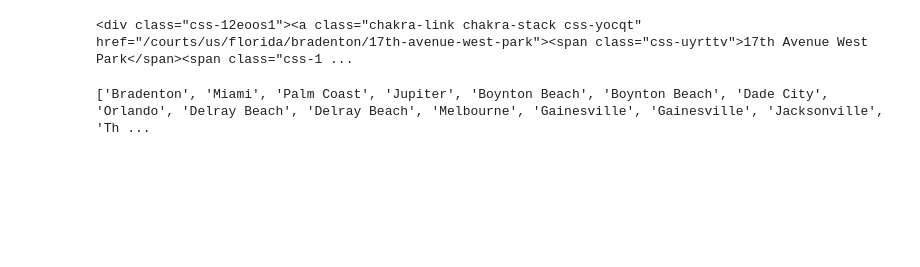
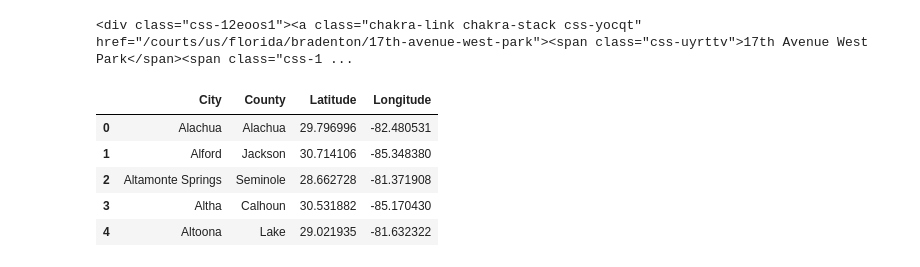
Before and after one commit to nickbrannum02/Project-3, a Jupyter notebook: webscraping.ipynb, the cells around one changed output. Saved outputs shown, nothing was run; the diff lists cells and outputs as text; code cells hidden in the pictures; blank space fills up the shorter version.

Commit message:
Add coordinates and counties

```diff
--- a/webscraping.ipynb
+++ b/webscraping.ipynb
@@ -27,24 +27,41 @@ print(whole_list)
 # %% [output]
 <div class="css-12eoos1"><a class="chakra-link chakra-stack css-yocqt" href="/courts/us/florida/bradenton/17th-avenue-west-park"><span class="css-uyrttv">17th Avenue West Park</span><span class="css-1 ...
 # %%
-# location = []
+location = []
 city = []
 
 for entry in whole_list:
-    # Find the location data using a CSS selector
-    # location_data = entry.find('span', class_='css-uyrttv')
-    # if location_data:
-    #     location.append(location_data.text)
-    # else:
-    #     continue
+    location_data = entry.find('span', class_='css-uyrttv')
+    if location_data:
+        location.append(location_data.text)
+    else:
+        continue
 
     # Find the city data using a different CSS selector
     city_data = entry.find(class_='css-1vl3ez2')
 
     if city_data:
         city.append(city_data.text)
-
-# Print the extracted city data
-print(city)
-# %% [output]
-['Bradenton', 'Miami', 'Palm Coast', 'Jupiter', 'Boynton Beach', 'Boynton Beach', 'Dade City', 'Orlando', 'Delray Beach', 'Delray Beach', 'Melbourne', 'Gainesville', 'Gainesville', 'Jacksonville', 'Th ...
+# %%
+#Create a dataframe with the locations and cities.
+pickleball_dict={"Location Name":location,
+                 "City":city}
+fl_pickleball_df=pd.DataFrame(pickleball_dict)
+fl_pickleball_df_sorted=fl_pickleball_df.sort_values(by='City',ascending=True)
+fl_cities=fl_pickleball_df_sorted["City"].unique()
+# fl_cities
+
+city_county_df=pd.read_csv('Florida City County and Coordinates.csv')
+city_county_df=city_county_df.rename(columns={"CITY":"City","COUNTY":"County","LATITUDE":"Latitude","LONGITUDE":"Longitude"})
+city_county_df.head()
+
+#Find a way to get the county for each city. Sort by city, and maybe manually look them up.
+
+#Get the lat and long for each county for the markers.
+# %% [output]
+|  | City | County | Latitude | Longitude |
+| 0 | Alachua | Alachua | 29.796996 | -82.480531 |
+| 1 | Alford | Jackson | 30.714106 | -85.348380 |
+| 2 | Altamonte Springs | Seminole | 28.662728 | -81.371908 |
+| 3 | Altha | Calhoun | 30.531882 | -85.170430 |
+| 4 | Altoona | Lake | 29.021935 | -81.632322 |
```
Also changed, not shown: parts of 1 cell of this notebook, 3 other files.
